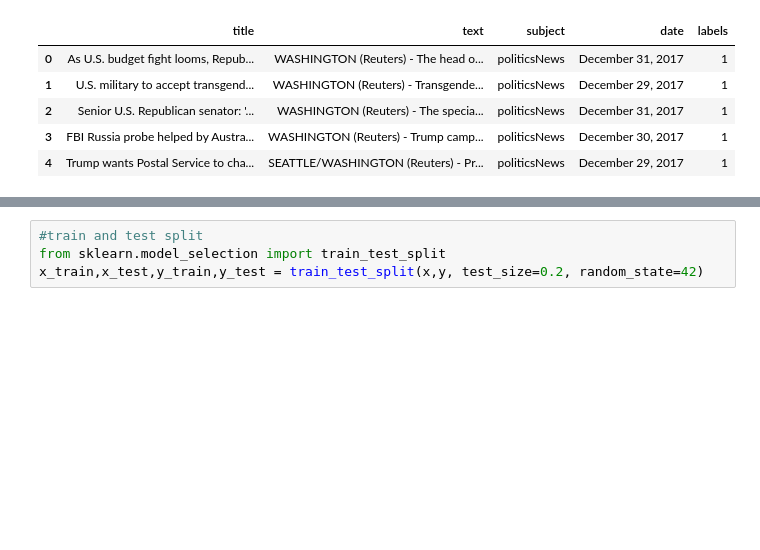
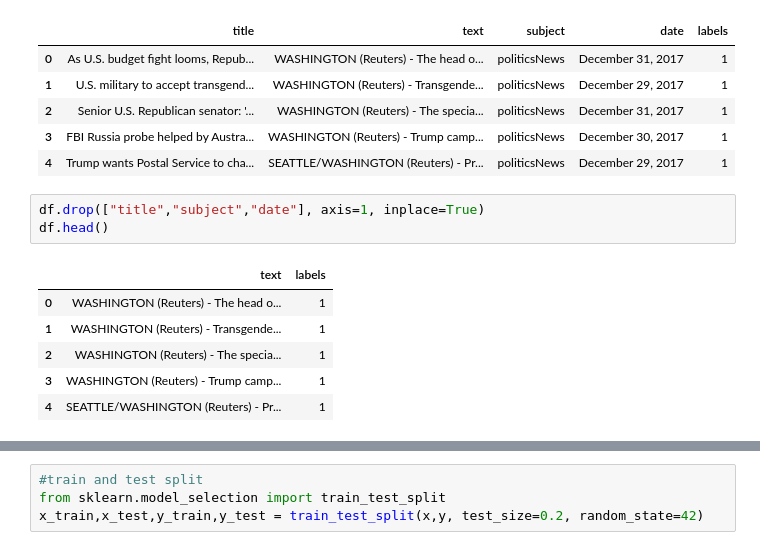
Before and after one commit to Geetanjally/Fake-News-Detection, a Jupyter notebook: 3_Fake_News_Classifier.ipynb, the cells around one changed output, grey strips where cells are left out. Saved outputs shown, nothing was run; the diff lists cells and outputs as text; blank space fills up the shorter version.

```diff
--- a/3_Fake_News_Classifier.ipynb
+++ b/3_Fake_News_Classifier.ipynb
@@ -59,3 +61,13 @@ df.head()
 | 2 | Senior U.S. Republican senator: '... | WASHINGTON (Reuters) - The specia... | politicsNews | December 31, 2017 | 1 |
 | 3 | FBI Russia probe helped by Austra... | WASHINGTON (Reuters) - Trump camp... | politicsNews | December 30, 2017 | 1 |
 | 4 | Trump wants Postal Service to cha... | SEATTLE/WASHINGTON (Reuters) - Pr... | politicsNews | December 29, 2017 | 1 |
+# %%
+df.drop(["title","subject","date"], axis=1, inplace=True)
+df.head()
+# %% [output]
+|  | text | labels |
+| 0 | WASHINGTON (Reuters) - The head o... | 1 |
+| 1 | WASHINGTON (Reuters) - Transgende... | 1 |
+| 2 | WASHINGTON (Reuters) - The specia... | 1 |
+| 3 | WASHINGTON (Reuters) - Trump camp... | 1 |
+| 4 | SEATTLE/WASHINGTON (Reuters) - Pr... | 1 |
```
Also changed, not shown: parts of 12 cells of this notebook.
